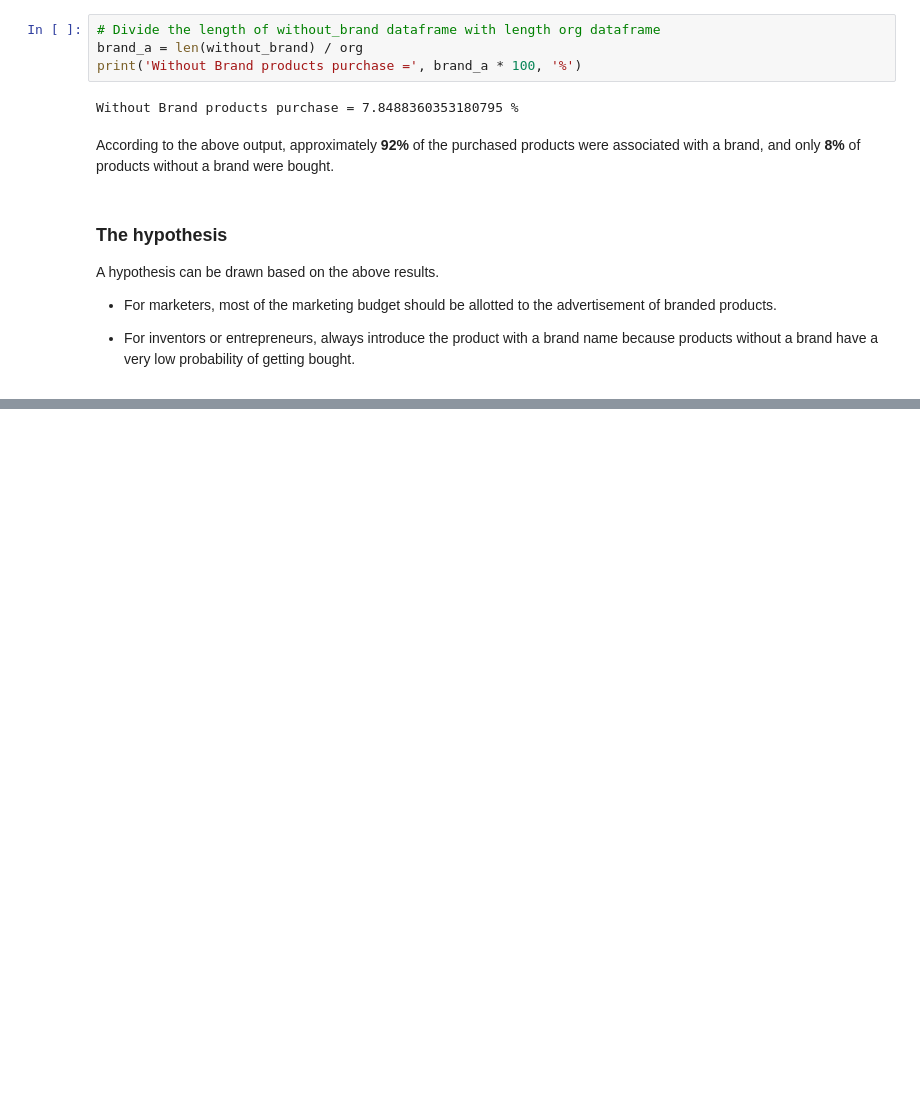
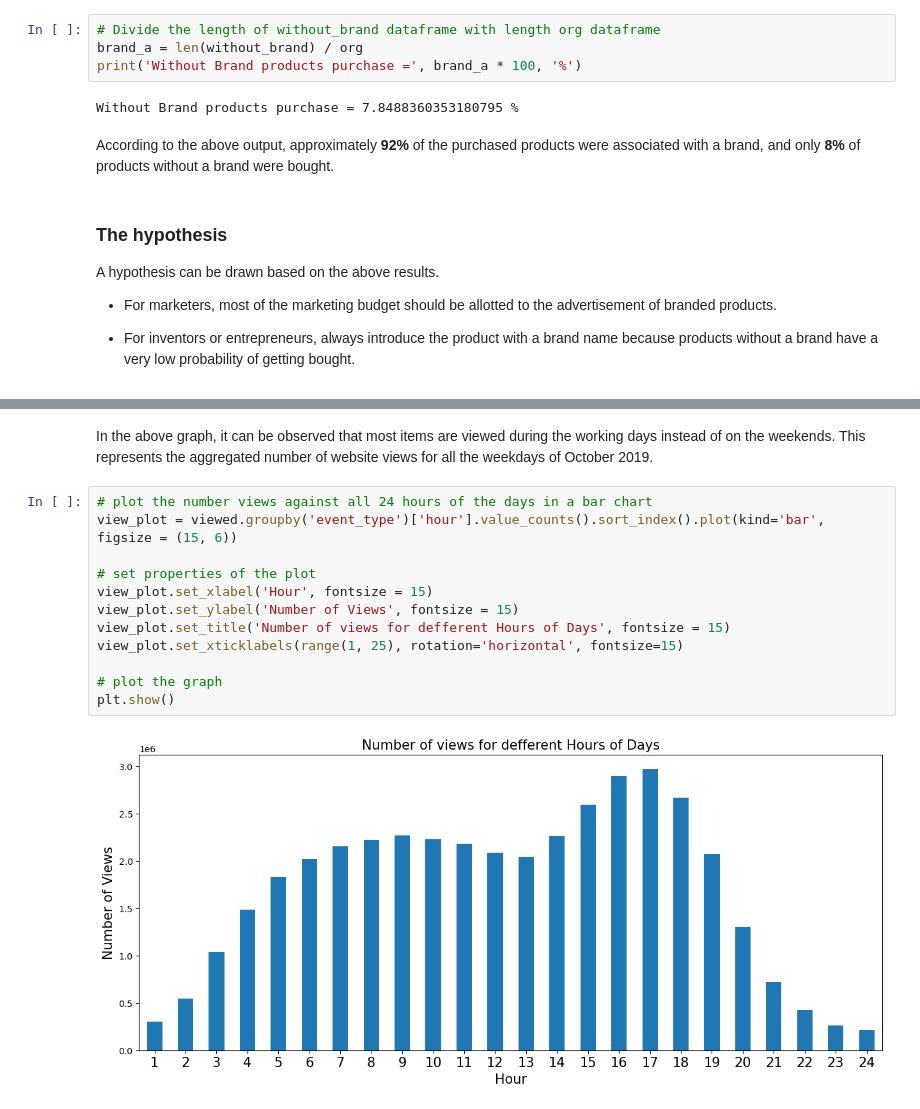
Before and after one commit to ZobaerIslam/Customer-Behavior-Analysis, a Jupyter notebook: customer_behavior_analysis.ipynb, the cells around one changed output, grey strips where cells are left out. Saved outputs shown, nothing was run; the diff lists cells and outputs as text; blank space fills up the shorter version.

```diff
--- a/customer_behavior_analysis.ipynb
+++ b/customer_behavior_analysis.ipynb
@@ -225,0 +304,16 @@ A hypothesis can be drawn based on the above results.
+# %% [markdown]
+In the above graph, it can be observed that most items are viewed during the working days instead of on the weekends. This represents the aggregated number of website views for all the weekdays of October 2019.
+# %%
+# plot the number views against all 24 hours of the days in a bar chart
+view_plot = viewed.groupby('event_type')['hour'].value_counts().sort_index().plot(kind='bar', figsize = (15, 6))
+
+# set properties of the plot
+view_plot.set_xlabel('Hour', fontsize = 15)
+view_plot.set_ylabel('Number of Views', fontsize = 15)
+view_plot.set_title('Number of views for defferent Hours of Days', fontsize = 15)
+view_plot.set_xticklabels(range(1, 25), rotation='horizontal', fontsize=15)
+
+# plot the graph
+plt.show()
+# %% [output]
+[figure, added]
```
Also changed, not shown: parts of 20 cells of this notebook.
